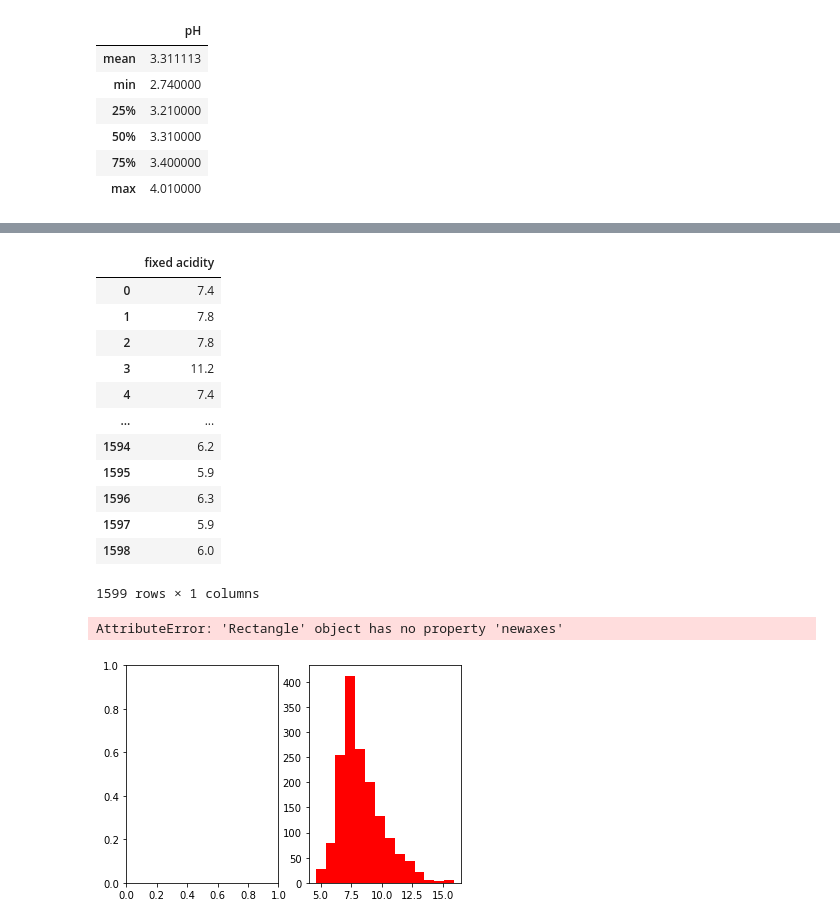
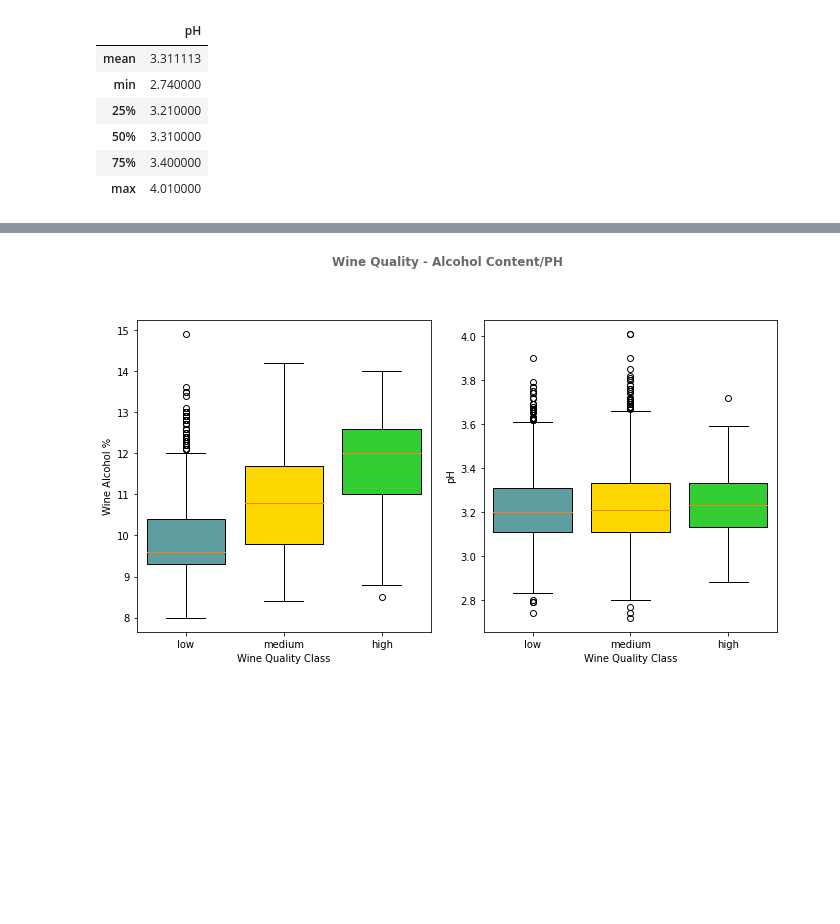
Before and after one commit to lvuduy/BlueBerry-Winery, a Jupyter notebook: PJ2_Sprint1.ipynb, the cells around one changed output, grey strips where cells are left out. Drawn from its saved outputs; the diff is of its cells as text; code cells hidden in the pictures; blank space fills up the shorter version.

```diff
--- a/PJ2_Sprint1.ipynb
+++ b/PJ2_Sprint1.ipynb
@@ -379,30 +443,50 @@ TypeError: ufunc 'true_divide' not supported for the input types, and the inputs
-# %%
-red_wine_fix = pd.DataFrame(red_wine[("fixed acidity")])
-red_wine_fix
-# %% [output]
-|  | fixed acidity |
-| 0 | 7.4 |
-| 1 | 7.8 |
-| 2 | 7.8 |
-| 3 | 11.2 |
-| 4 | 7.4 |
-| ... | ... |
-| 1594 | 6.2 |
-| 1595 | 5.9 |
-| 1596 | 6.3 |
-| 1597 | 5.9 |
-| 1598 | 6.0 |
-1599 rows × 1 columns
-# %%
-#plt.hist(red_wine_fix,density=0, bins=20)
-axes = plt.subplots(1, 2)
-plt.hist(red_wine["fixed acidity"],density=0, bins=1, color="red",newaxes = axes[0])
-plt.hist(white_wine["fixed acidity"],density=0, bins=14, color="gray",newaxes=axes[1])
-#plt.axis([0, 12, 0, 1598])
-#axis([xmin,xmax,ymin,ymax])
-plt.xlabel('Fixed acidity')
-plt.ylabel('Count')
-plt.show()
-# %% [output]
-AttributeError: 'Rectangle' object has no property 'newaxes'
-[figure, removed]
+# %%
+# First we generate data
+
+# here we generate data for comparing the wine qualities and the *alcohol* content
+alc_vs_quality_low = wines[wines["quality_label"] == "low"]["alcohol"]
+alc_vs_quality_mid = wines[wines["quality_label"] == "medium"]["alcohol"]
+alc_vs_quality_high = wines[wines["quality_label"] == "high"]["alcohol"]
+
+alc_vs_quality = (alc_vs_quality_low , alc_vs_quality_mid, alc_vs_quality_high)
+
+# here we generate data for comparing the wine qualities and the *ph* value
+
+ph_vs_quality_low = wines[wines["quality_label"] == "low"]["pH"]
+ph_vs_quality_mid = wines[wines["quality_label"] == "medium"]["pH"]
+ph_vs_quality_high = wines[wines["quality_label"] == "high"]["pH"]
+
+ph_vs_quality = (ph_vs_quality_low, ph_vs_quality_mid, ph_vs_quality_high)
+
+# and create labels for the plot
+labels = ['low', 'medium','high']
+
+# Now we call the subplot function
+fig3, (ax1, ax2) = plt.subplots(nrows= 1, ncols= 2, figsize= (10,6))
+
+# now we plot
+bplot1 = ax1.boxplot(alc_vs_quality, widths= 0.8, patch_artist= True, labels= labels)
+bplot2 = ax2.boxplot(ph_vs_quality, widths= 0.8, patch_artist= True, labels= labels)
+
+#adding title
+plt.suptitle("Wine Quality - Alcohol Content/PH", weight= "demibold", color= "dimgrey")
+
+#let's separate the figures a bit
+fig3.tight_layout(pad=3)
+
+#adding labels for plot 1
+ax1.set_xlabel("Wine Quality Class")
+ax1.set_ylabel("Wine Alcohol %")
+
+#adding labels for plot 2
+ax2.set_xlabel("Wine Quality Class")
+ax2.set_ylabel("pH")
+
+# filling colors
+colors = ["CadetBlue", "Gold", "LimeGreen"]
+for bplot in (bplot1, bplot2):
+    for patch, color in zip(bplot["boxes"], colors): patch.set_facecolor(color)
+
+plt.show()
+# %% [output]
+[figure, added]
```
Also changed, not shown: parts of 33 cells of this notebook, 1 other file.
